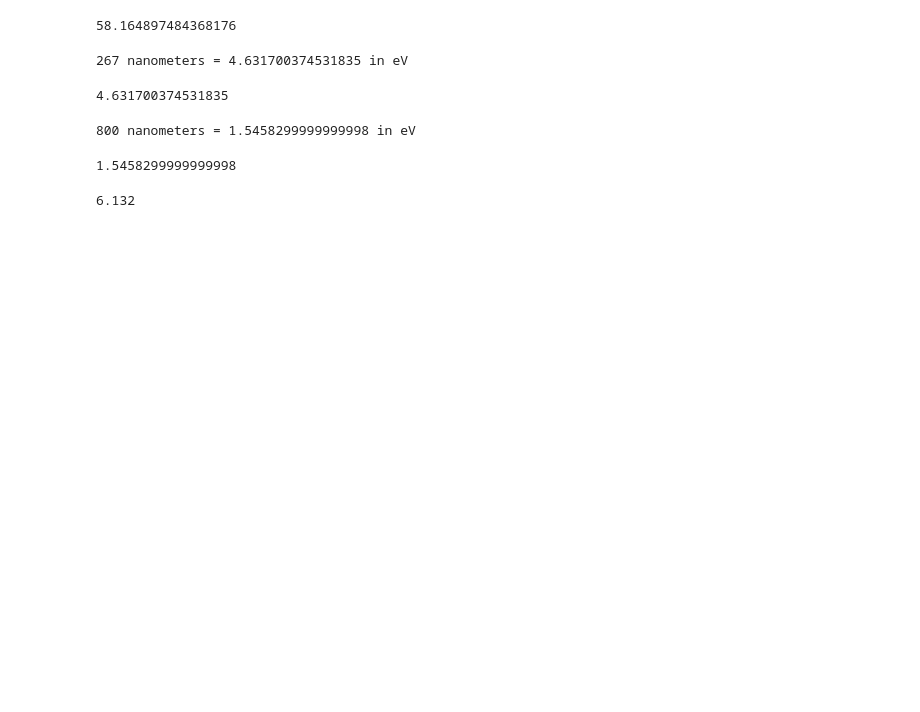
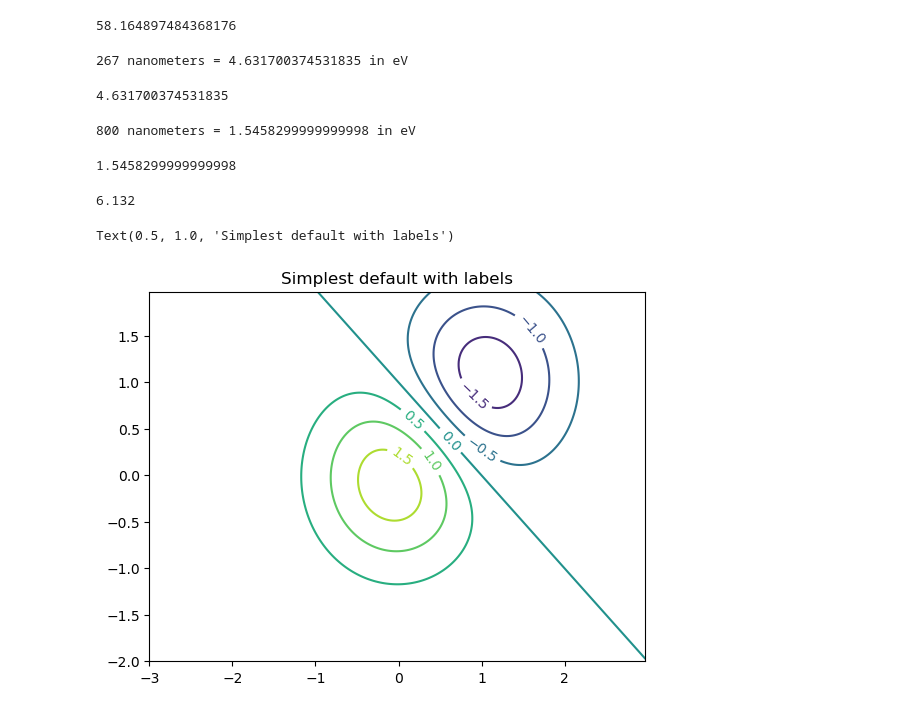
Before and after one commit to lheald2/gued, a Jupyter notebook: Energy_Converter.ipynb, the cells around one changed output. Saved outputs shown, nothing was run; the diff lists cells and outputs as text; code cells hidden in the pictures; blank space fills up the shorter version.

Commit message:
Updated text

```diff
--- a/Energy_Converter.ipynb
+++ b/Energy_Converter.ipynb
@@ -58,3 +58,24 @@ nm_to_eV(800)
 4.632 + (1.5*1)
 # %% [output]
 6.132
+# %%
+import matplotlib.pyplot as plt
+import numpy as np
+
+import matplotlib.cm as cm
+
+delta = 0.025
+x = np.arange(-3.0, 3.0, delta)
+y = np.arange(-2.0, 2.0, delta)
+X, Y = np.meshgrid(x, y)
+Z1 = np.exp(-X**2 - Y**2)
+Z2 = np.exp(-(X - 1)**2 - (Y - 1)**2)
+Z = (Z1 - Z2) * 2
+
+fig, ax = plt.subplots()
+CS = ax.contour(X, Y, Z)
+ax.clabel(CS, inline=True, fontsize=10)
+ax.set_title('Simplest default with labels')
+# %% [output]
+Text(0.5, 1.0, 'Simplest default with labels')
+[figure, added]
```
